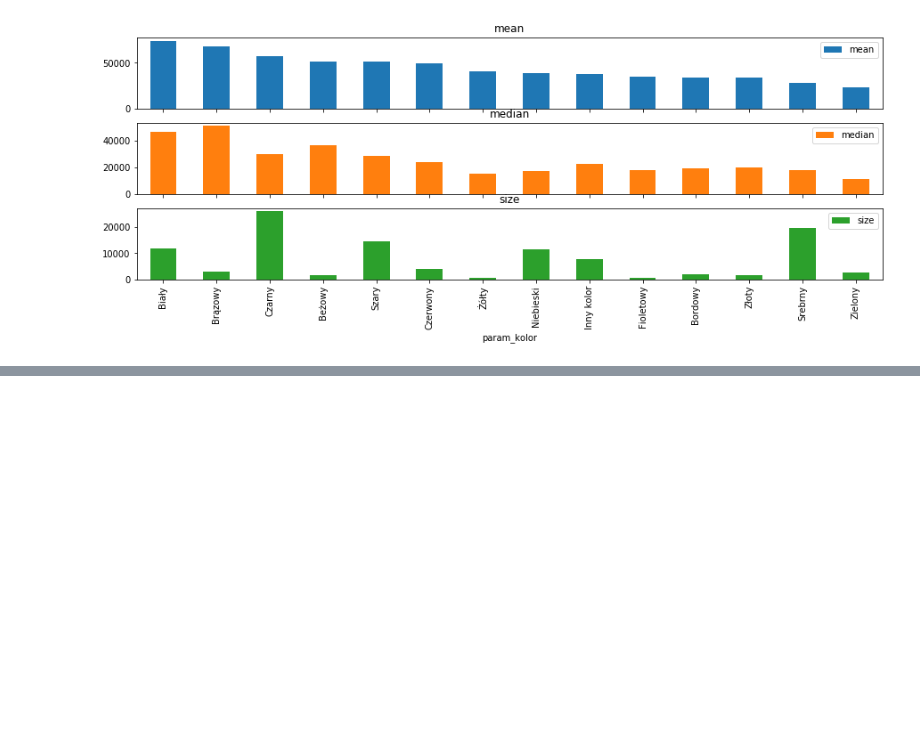
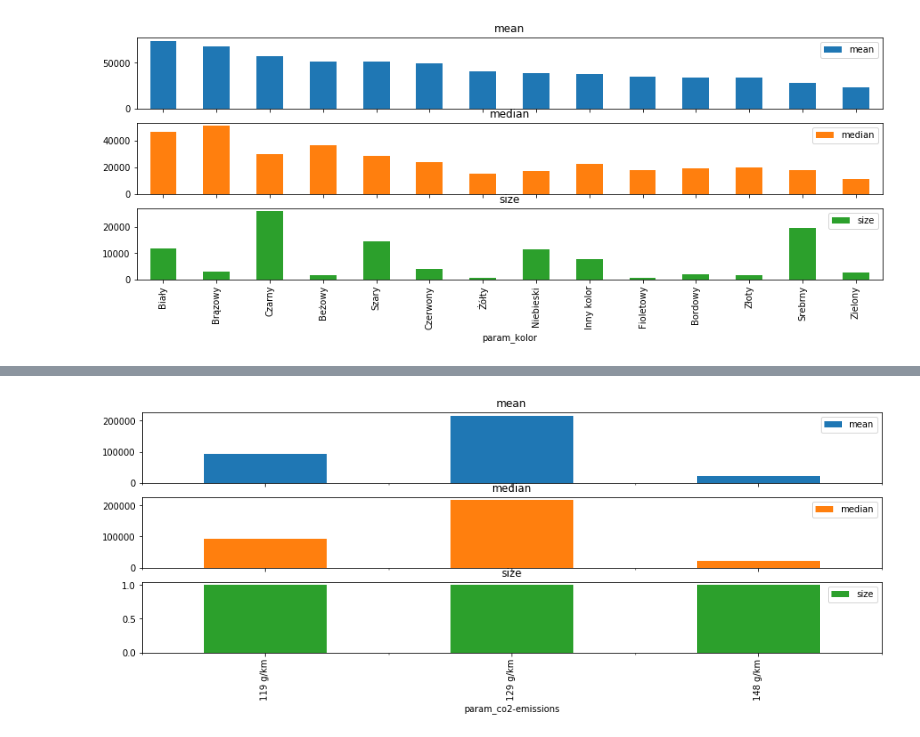
Before and after one commit to oliwial/dw_matrix_car, a Jupyter notebook: day2_visualisation.ipynb, the cells around one changed output, grey strips where cells are left out. Saved outputs shown, nothing was run; the diff lists cells and outputs as text; code cells hidden in the pictures; blank space fills up the shorter version.

Commit message:
add visualisation

```diff
--- a/day2_visualisation.ipynb
+++ b/day2_visualisation.ipynb
@@ -80,0 +96,4 @@ group_and_barplot('param_kolor', feat_sort='mean');
+# %%
+group_and_barplot('param_co2-emissions');
+# %% [output]
+[figure, added]
```
Also changed, not shown: parts of 3 cells of this notebook.
